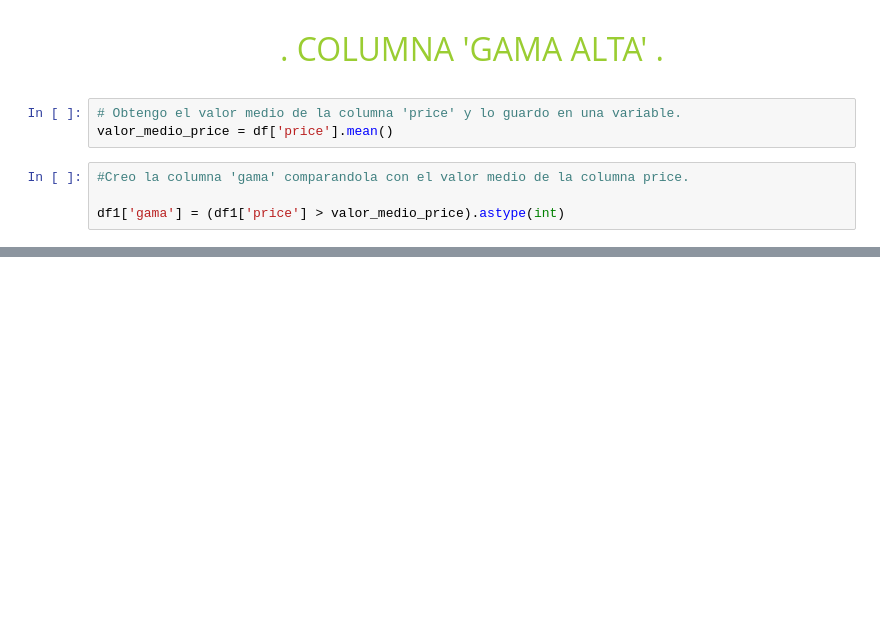
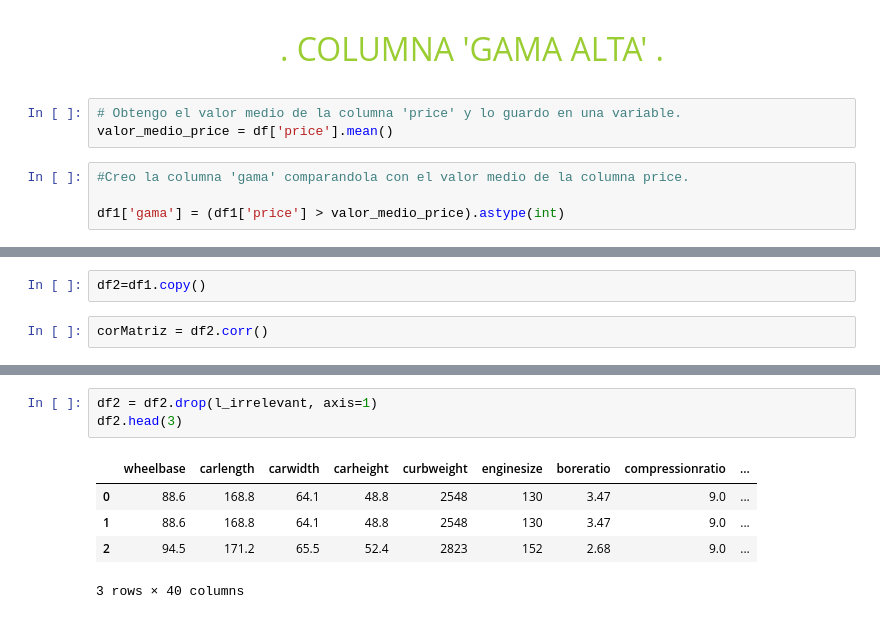
Before and after one commit to Remolino777/Cars--market, a Jupyter notebook: trasnform.ipynb, the cells around one changed output, grey strips where cells are left out. Saved outputs shown, nothing was run; the diff lists cells and outputs as text; blank space fills up the shorter version.

```diff
--- a/trasnform.ipynb
+++ b/trasnform.ipynb
@@ -128,0 +136,4 @@ df1['gama'] = (df1['price'] > valor_medio_price).astype(int)
+# %%
+df2=df1.copy()
+# %%
+corMatriz = df2.corr()
@@ -128,0 +174,9 @@ df1['gama'] = (df1['price'] > valor_medio_price).astype(int)
+# %%
+df2 = df2.drop(l_irrelevant, axis=1)
+df2.head(3)
+# %% [output]
+|  | wheelbase | carlength | carwidth | carheight | curbweight | enginesize | boreratio | compressionratio | ... |
+| 0 | 88.6 | 168.8 | 64.1 | 48.8 | 2548 | 130 | 3.47 | 9.0 | ... |
+| 1 | 88.6 | 168.8 | 64.1 | 48.8 | 2548 | 130 | 3.47 | 9.0 | ... |
+| 2 | 94.5 | 171.2 | 65.5 | 52.4 | 2823 | 152 | 2.68 | 9.0 | ... |
+3 rows × 40 columns
```
Also changed, not shown: parts of 10 cells of this notebook, 3 other files.
